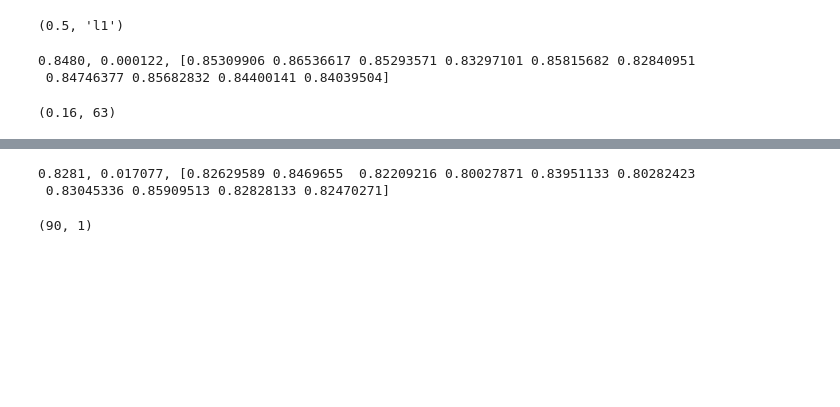
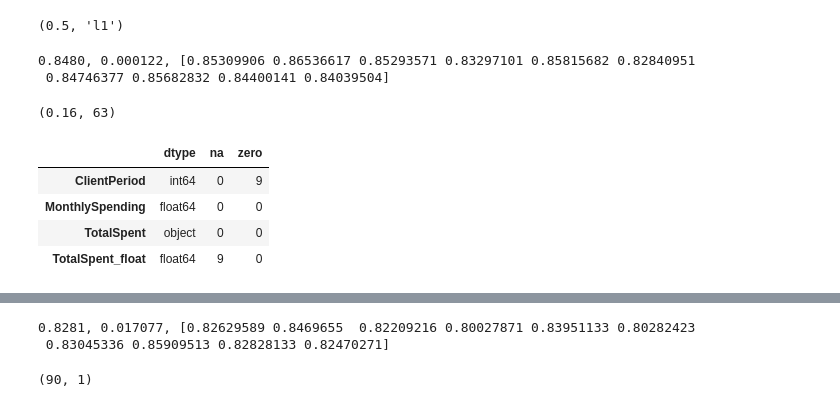
Before and after one commit to MitrofanovDmitry/study, a Jupyter notebook: practice/60 customer churn (dls)/3.ipynb, the cells around one changed output, grey strips where cells are left out. Drawn from its saved outputs; the diff is of its cells as text; code cells hidden in the pictures; blank space fills up the shorter version.

```diff
--- a/practice/60 customer churn (dls)/3.ipynb
+++ b/practice/60 customer churn (dls)/3.ipynb
@@ -123,6 +117,16 @@ params = cv.best_estimator_.get_params()
 params['learning_rate'], params['num_trees']
 # %% [output]
 (0.16, 63)
+# %%
+data = pd.read_csv('./train.csv')[num_cols]
+data['TotalSpent_float'] = pd.to_numeric(data['TotalSpent'], errors='coerce')
+pd.DataFrame({'dtype': data.dtypes, 'na': data.isna().sum(), 'zero': (data == 0).sum()})
+# %% [output]
+|  | dtype | na | zero |
+| ClientPeriod | int64 | 0 | 9 |
+| MonthlySpending | float64 | 0 | 0 |
+| TotalSpent | object | 0 | 0 |
+| TotalSpent_float | float64 | 9 | 0 |
 # %%
 def prepare_data(data):
     data['TotalSpent'] = pd.to_numeric(data['TotalSpent'], errors='coerce')
```
Also changed, not shown: parts of 11 cells of this notebook, 4 other files.
